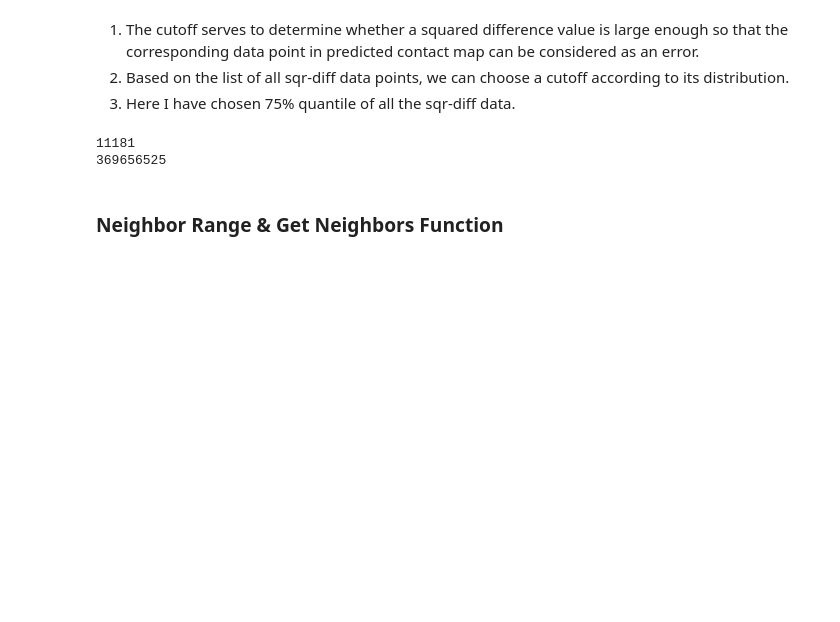
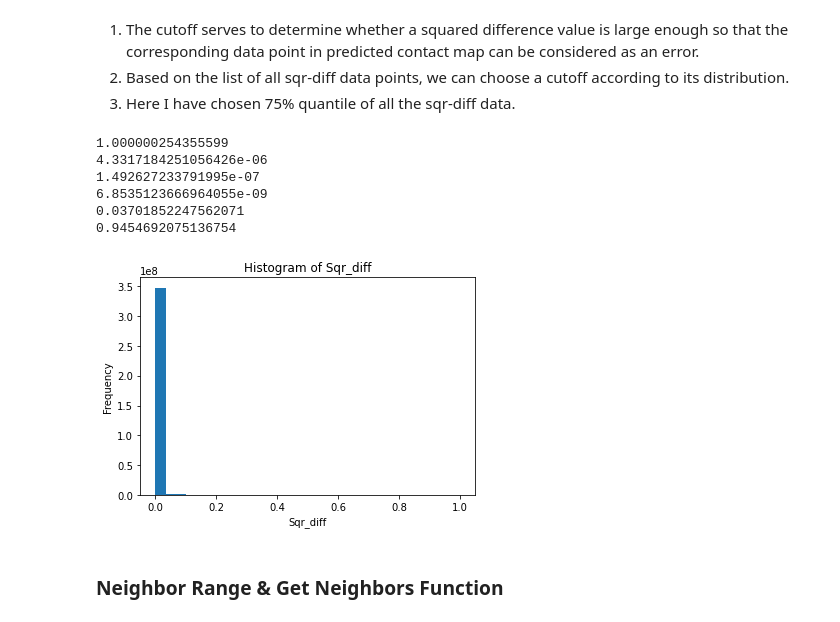
Before and after one commit to HaoWoo96/contact_map_pred, a Jupyter notebook: get_training_data.ipynb, the cells around one changed output. Drawn from its saved outputs; the diff is of its cells as text; code cells hidden in the pictures; blank space fills up the shorter version.

```diff
--- a/get_training_data.ipynb
+++ b/get_training_data.ipynb
@@ -67,17 +95,41 @@ There are two hyperparameters:
 1. The cutoff serves to determine whether a squared difference value is large enough so that the corresponding data point in predicted contact map can be considered as an error.
 2. Based on the list of all sqr-diff data points, we can choose a cutoff according to its distribution.
 3. Here I have chosen 75% quantile of all the sqr-diff data.
-# %%
-print (len(sqr_diff))
-print (len(diff_ele)) # 736777153 | 369656525
-
-# takes about 5-6 | 2-3 min to compute
-#cutoff = np.quantile(diff_ele,0.75) # 7.172270573359031e-06 | 7.068872962487293e-06
-cutoff = 7.068872962487293e-06
-#print (cutoff)
-# %% [output]
-11181
-369656525
+# %%
+#print (len(sqr_diff))
+#print (len(diff_ele)) # 355941541 | 369656525
+
+# takes about 2-3 min to compute
+cutoff_75 = np.quantile(diff_ele,0.75) # 7.068872962487293e-06
+cutoff_50 = np.quantile(diff_ele,0.50) # 1.8787726801853316e-07
+cutoff_25 = np.quantile(diff_ele,0.25) # 7.98917438998391e-09
+cutoff_9772 = np.quantile(diff_ele,0.9772) # 3.993353806858256
+cutoff_9987 = np.quantile(diff_ele,0.9987) # 3.999964501864527
+max_cutoff = max(diff_ele) # 3.999964501864527
+
+print (max(diff_ele))
+print (cutoff_75)
+print (cutoff_50)
+print (cutoff_25)
+print (cutoff_9772)
+print (cutoff_9987)
+
+cutoff = 7.068872962487293e-06
+
+
+plt.hist(diff_ele, bins = 30)
+plt.xlabel('Sqr_diff')
+plt.ylabel('Frequency')
+plt.title('Histogram of Sqr_diff')
+plt.show()
+# %% [output]
+1.000000254355599
+4.3317184251056426e-06
+1.492627233791995e-07
+6.8535123666964055e-09
+0.03701852247562071
+0.9454692075136754
+[figure, added]
 # %% [markdown]
 ### Neighbor Range & Get Neighbors Function
 # %% [markdown]
```
Also changed, not shown: parts of 14 cells of this notebook.
